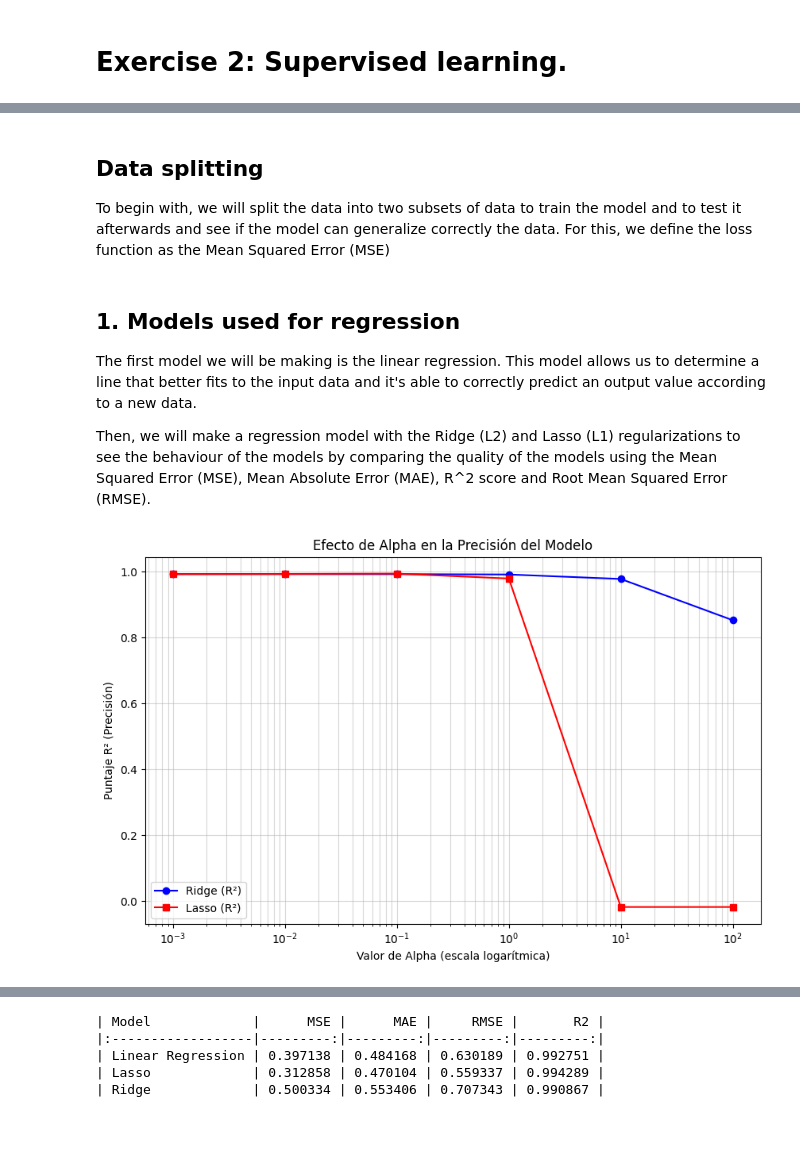
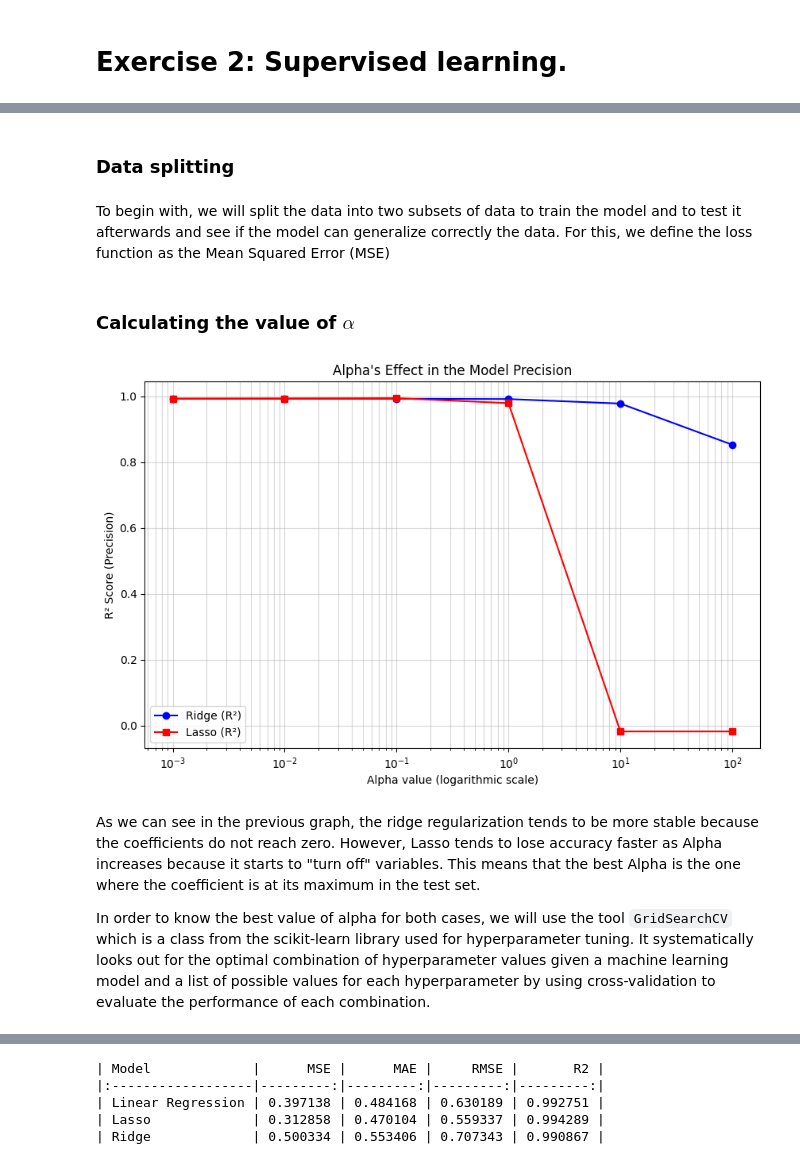
Before and after one commit to Jero2110/Advanced-ML---Phase-2, a Jupyter notebook: 02. Analysis/G01_Jeronimo_Ramos_Phase2.ipynb, the cells around one changed output, grey strips where cells are left out. Drawn from its saved outputs; the diff is of its cells as text; code cells hidden in the pictures; blank space fills up the shorter version.

```diff
--- a/02. Analysis/G01_Jeronimo_Ramos_Phase2.ipynb
+++ b/02. Analysis/G01_Jeronimo_Ramos_Phase2.ipynb
@@ -175,45 +184,49 @@ from sklearn.preprocessing import StandardScaler
+# %% [markdown]
+### Data splitting
 # %% [markdown]
-## Data splitting
 To begin with, we will split the data into two subsets of data to train the model and to test it afterwards and see if the model can generalize correctly the data. For this, we define the loss function as the Mean Squared Error (MSE)
 # %%
 X = df_reg['data']
 y = df_reg['target']
 
 X_train, X_test, y_train, y_test = train_test_split(X, y, random_state=42)
-# %% [markdown]
-## 1. Models used for regression
-The first model we will be making is the linear regression. This model allows us to determine a line that better fits to the input data and it's able to correctly predict an output value according to a new data.
-
-Then, we will make a regression model with the Ridge (L2) and Lasso (L1) regularizations to see the behaviour of the models by comparing the quality of the models using the Mean Squared Error (MSE), Mean Absolute Error (MAE), R^2 score and Root Mean Squared Error (RMSE).
+# %% [markdown]
+### Calculating the value of $\alpha$
 # %%
-# Definir rango de Alphas (escala logarítmica para ver cambios sutiles y drásticos)
+# First we define a set of values for Alpha in a logaritmic scale to see the changes
 alphas = [0.001, 0.01, 0.1, 1, 10, 100]
 
 ridge_r2 = []
 lasso_r2 = []
 
 for a in alphas:
-    # Pipeline para Ridge
+    # Pipeline for Ridge
     ridge_pipe = Pipeline([('scaler', StandardScaler()), ('model', Ridge(alpha=a))])
     ridge_pipe.fit(X_train, y_train)
     ridge_r2.append(ridge_pipe.score(X_test, y_test))
 
-    # Pipeline para Lasso
+    # Pipeline for Lasso
     lasso_pipe = Pipeline([('scaler', StandardScaler()), ('model', Lasso(alpha=a))])
     lasso_pipe.fit(X_train, y_train)
     lasso_r2.append(lasso_pipe.score(X_test, y_test))
 
-# Graficar el comportamiento de R2 según Alpha
+#Note: We scale the data so the difference in the magnitude of the data doesn't affect the Lasso or the ridge regularization
+
+# Then we present the behavior of the R2 metric according to the different values of alpha
 plt.figure(figsize=(10, 6))
 plt.plot(alphas, ridge_r2, marker='o', label='Ridge (R²)', color='blue')
 plt.plot(alphas, lasso_r2, marker='s', label='Lasso (R²)', color='red')
 
 plt.xscale('log') # Escala logarítmica para mejor visualización
-plt.xlabel('Valor de Alpha (escala logarítmica)')
-plt.ylabel('Puntaje R² (Precisión)')
-plt.title('Efecto de Alpha en la Precisión del Modelo')
+plt.xlabel('Alpha value (logarithmic scale)')
+plt.ylabel('R² Score (Precision)')
+plt.title('Alpha\'s Effect in the Model Precision')
 plt.legend()
 plt.grid(True, which="both", ls="-", alpha=0.5)
 plt.show()
 # %% [output]
-[figure, old version]
+[figure, new version]
+# %% [markdown]
+As we can see in the previous graph, the ridge regularization tends to be more stable because the coefficients do not reach zero. However, Lasso tends to lose accuracy faster as Alpha increases because it starts to "turn off" variables. This means that the best Alpha is the one where the coefficient is at its maximum in the test set.
+
+In order to know the best value of alpha for both cases, we will use the tool `GridSearchCV` which is a class from the scikit-learn library used for hyperparameter tuning. It systematically looks out for the optimal combination of hyperparameter values given a machine learning model and a list of possible values for each hyperparameter by using cross-validation to evaluate the performance of each combination.
```
Also changed, not shown: parts of 10 cells of this notebook.
